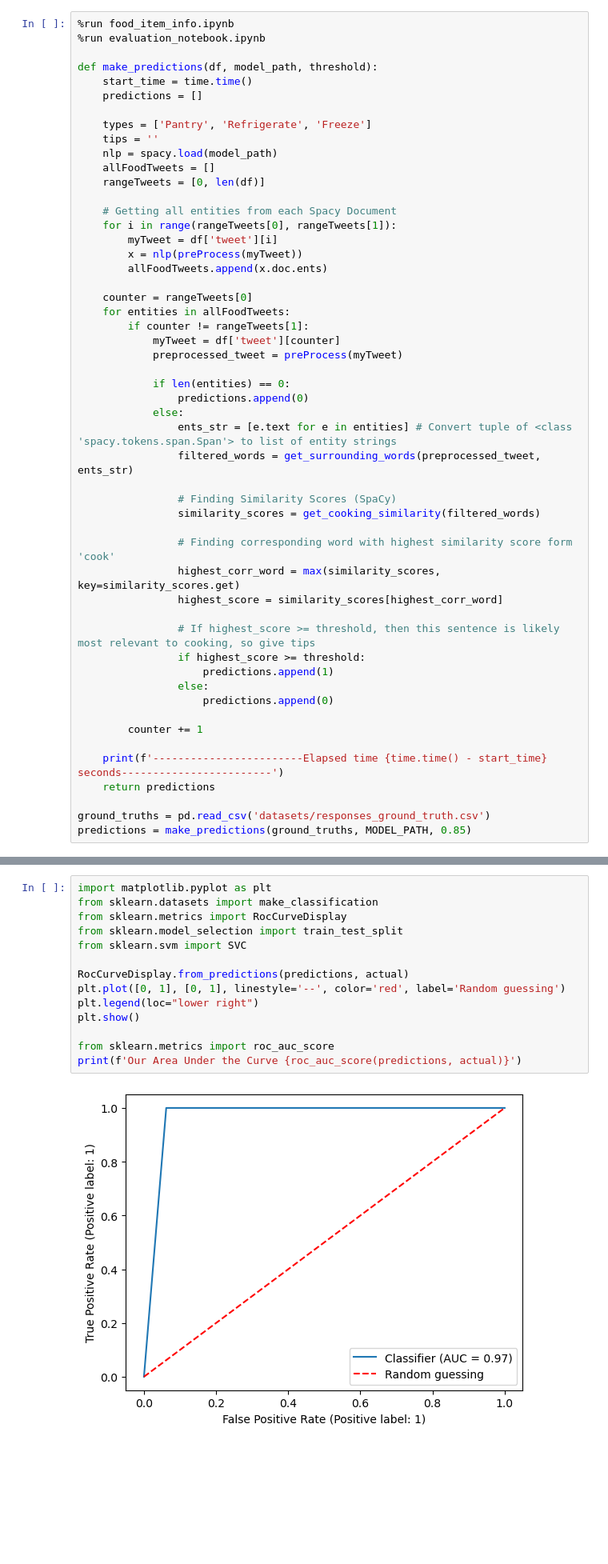
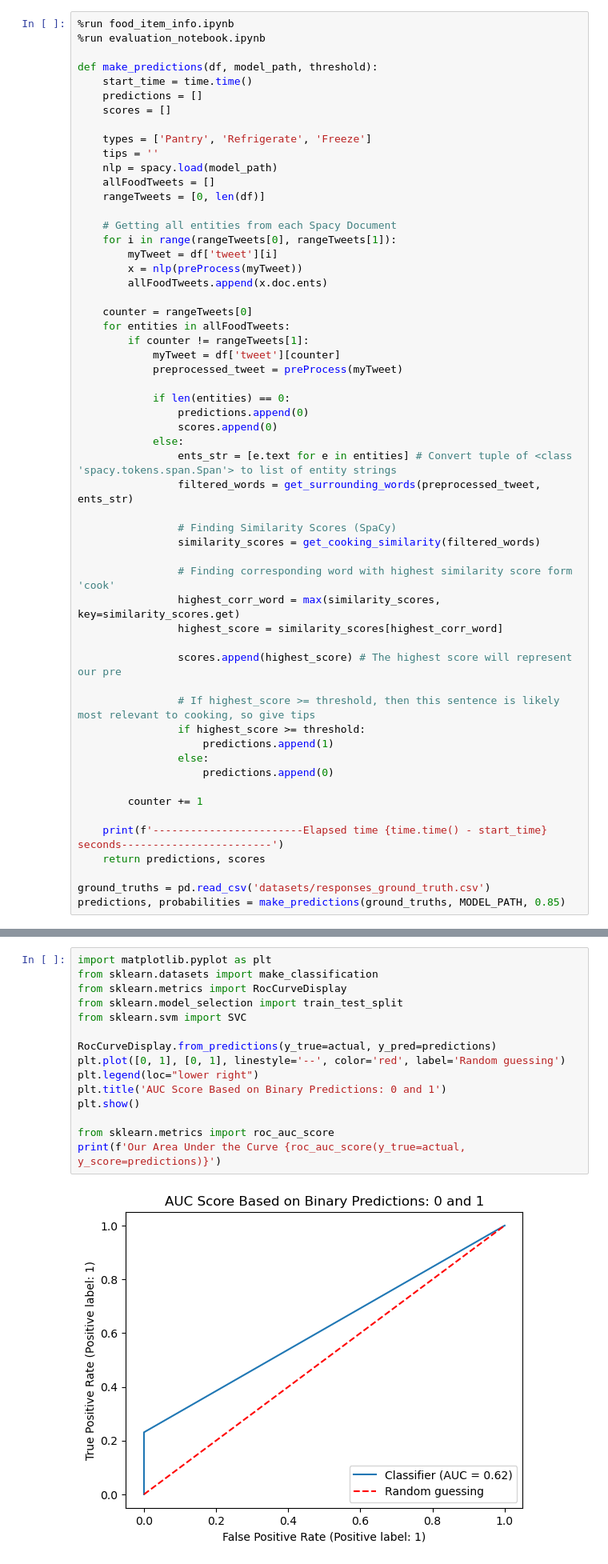
Before and after one commit to JustinBui/FoodKeeperResearch, a Jupyter notebook: response.ipynb, the cells around one changed output, grey strips where cells are left out. Shown: that part at 80% size. Drawn from its saved outputs; the diff is of its cells as text; blank space fills up the shorter version.

Commit message:
Create ROC's for binary and probability based predictions of responses

```diff
--- a/response.ipynb
+++ b/response.ipynb
@@ -167,6 +167,7 @@ def generate_response(tweet, entities, thresh_value):
 def make_predictions(df, model_path, threshold):
     start_time = time.time()
     predictions = []
+    scores = []
 
     types = ['Pantry', 'Refrigerate', 'Freeze']
     tips = ''
@@ -188,6 +189,7 @@ def make_predictions(df, model_path, threshold):
 
             if len(entities) == 0:
                 predictions.append(0)
+                scores.append(0)
             else:
                 ents_str = [e.text for e in entities] # Convert tuple of <class 'spacy.tokens.span.Span'> to list of entity strings
                 filtered_words = get_surrounding_words(preprocessed_tweet, ents_str)
@@ -199,6 +201,8 @@ def make_predictions(df, model_path, threshold):
                 highest_corr_word = max(similarity_scores, key=similarity_scores.get)
                 highest_score = similarity_scores[highest_corr_word]
 
+                scores.append(highest_score) # The highest score will represent our pre
+
                 # If highest_score >= threshold, then this sentence is likely most relevant to cooking, so give tips
                 if highest_score >= threshold:
                     predictions.append(1)
@@ -208,8 +212,8 @@ def make_predictions(df, model_path, threshold):
         counter += 1
 
     print(f'------------------------Elapsed time {time.time() - start_time} seconds------------------------')
-    return predictions
+    return predictions, scores
 
 ground_truths = pd.read_csv('datasets/responses_ground_truth.csv')
-predictions = make_predictions(ground_truths, MODEL_PATH, 0.85)
+predictions, probabilities = make_predictions(ground_truths, MODEL_PATH, 0.85)
 # %% [output]
@@ -248,16 +252,17 @@ F1: 0.4444444444444445
 # %%
 import matplotlib.pyplot as plt
 from sklearn.datasets import make_classification
 from sklearn.metrics import RocCurveDisplay
 from sklearn.model_selection import train_test_split
 from sklearn.svm import SVC
 
-RocCurveDisplay.from_predictions(predictions, actual)
+RocCurveDisplay.from_predictions(y_true=actual, y_pred=predictions)
 plt.plot([0, 1], [0, 1], linestyle='--', color='red', label='Random guessing')
 plt.legend(loc="lower right")
+plt.title('AUC Score Based on Binary Predictions: 0 and 1')
 plt.show()
 
 from sklearn.metrics import roc_auc_score
-print(f'Our Area Under the Curve {roc_auc_score(predictions, actual)}')
+print(f'Our Area Under the Curve {roc_auc_score(y_true=actual, y_score=predictions)}')
 # %% [output]
-[figure, old version]
+[figure, new version]
```
Also changed, not shown: parts of 12 cells of this notebook, 2 other files.
